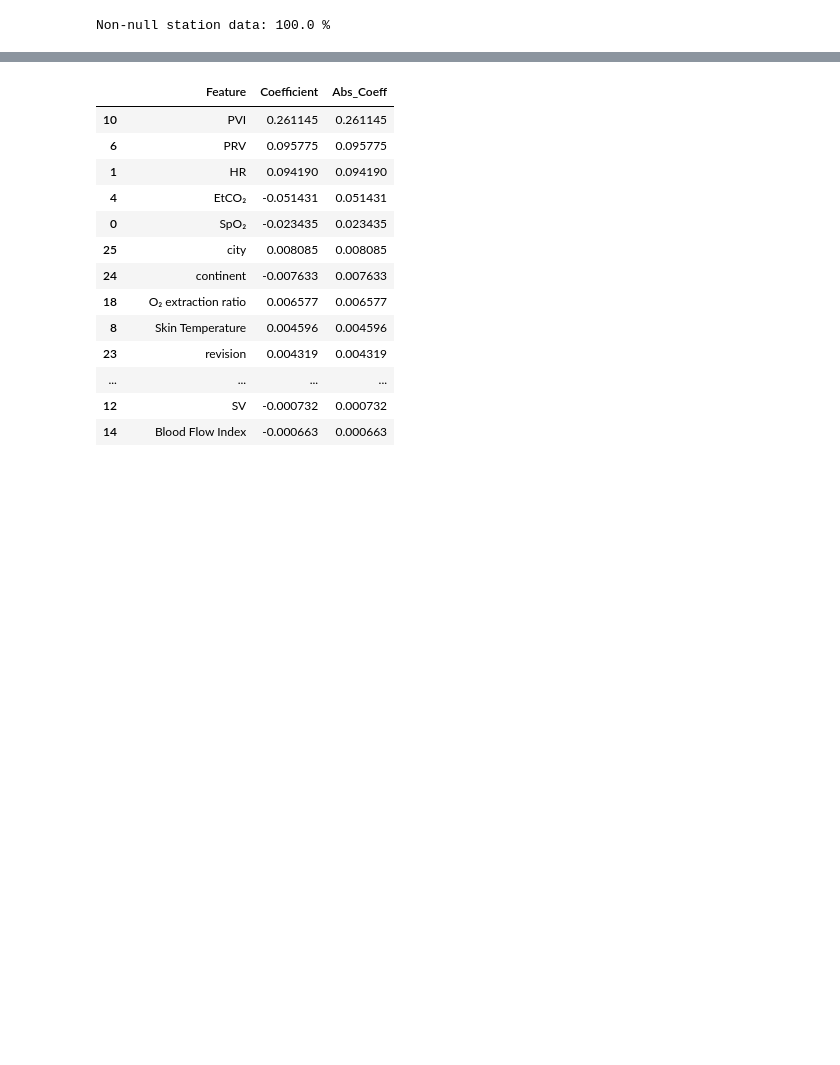
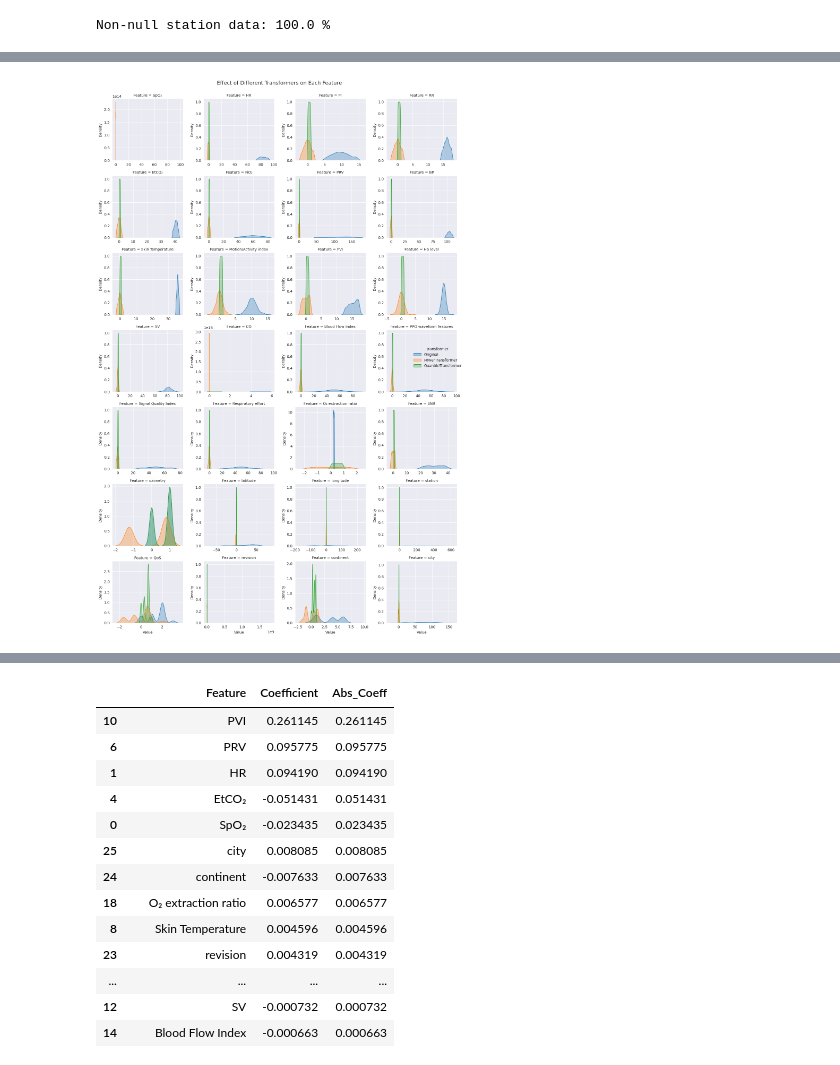
Before and after one commit to frtndmd/iau_Kosharova_Oliinyk_67, a Jupyter notebook: src/faza2.ipynb, the cells around one changed output, grey strips where cells are left out. Cells and saved outputs as stored; diff of their text form; code cells hidden in the pictures; blank space fills up the shorter version.

```diff
--- a/src/faza2.ipynb
+++ b/src/faza2.ipynb
@@ -131,3 +120,33 @@ KeyError: ''
+# %%
+from sklearn.preprocessing import PowerTransformer, QuantileTransformer
+
+transformers = {
+    "Original": None,
+    "PowerTransformer": PowerTransformer(),
+    "QuantileTransformer": QuantileTransformer(n_quantiles=100, random_state=0),
+}
+
+dfs = []
+for name, transformer in transformers.items():
+    if transformer is None:
+        transformed = sample.copy()
+    else:
+        transformed = pd.DataFrame(transformer.fit_transform(sample), columns=sample.columns)
+    transformed["transformer"] = name
+    dfs.append(transformed)
+
+df_all = pd.concat(dfs)
+df_melted = df_all.melt(id_vars="transformer", var_name="Feature", value_name="Value")
+
+g = sns.FacetGrid(df_melted, col="Feature", hue="transformer", col_wrap=4, sharex=False, sharey=False, height=3)
+g.map(sns.kdeplot, "Value", fill=True, alpha=0.3)
+g.add_legend()
+g.fig.suptitle("Effect of Different Transformers on Each Feature", fontsize=14, y=1)
+plt.subplots_adjust(top=0.9)
+plt.tight_layout()
+plt.show()
+# %% [output]
+[figure, added]
 # %%
 X = merged_df.drop(columns=['oximetry'])
 y = merged_df['oximetry']
```
Also changed, not shown: parts of 5 cells of this notebook.
